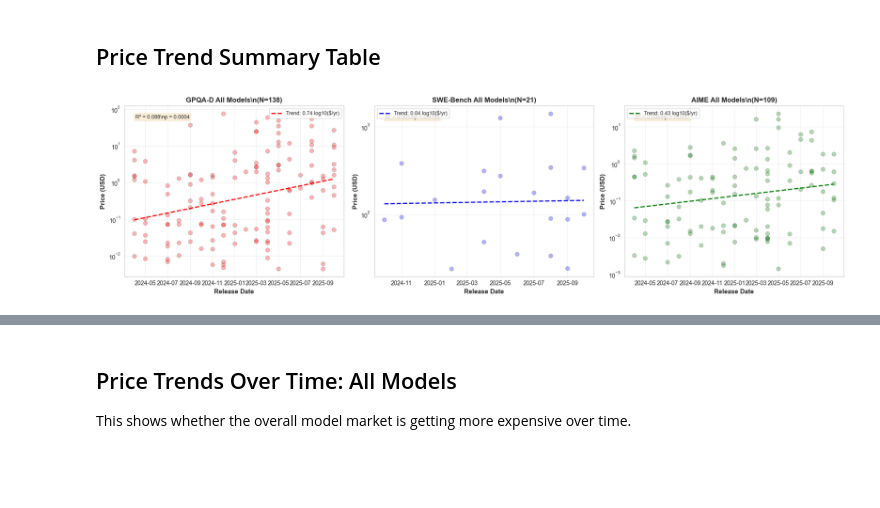
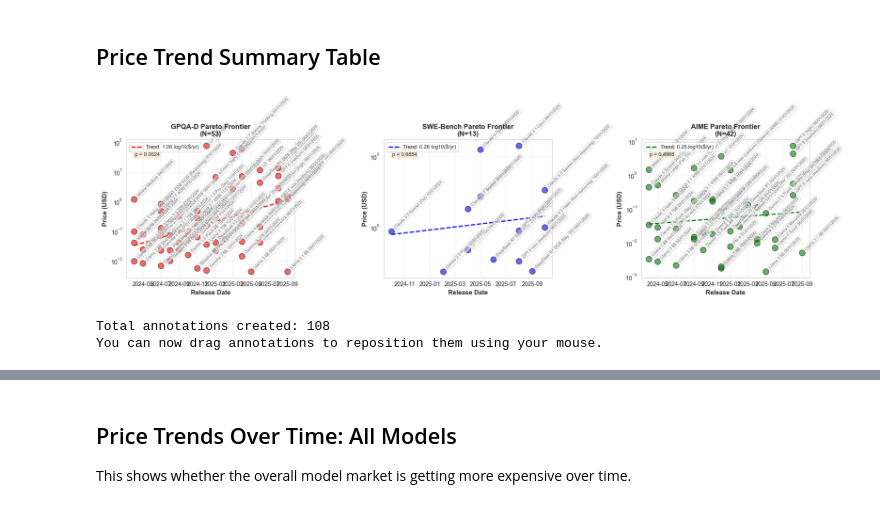
Before and after one commit to hansgundlach/Algorithmic_Progress_Inference, a Jupyter notebook: regress_benchmark_cost.ipynb, the cells around one changed output, grey strips where cells are left out. Drawn from its saved outputs; the diff is of its cells as text; code cells hidden in the pictures; blank space fills up the shorter version.

Commit message:
made axis for pareto analysis same

```diff
--- a/regress_benchmark_cost.ipynb
+++ b/regress_benchmark_cost.ipynb
@@ -231,18 +255,38 @@ AIME shows the flattest/lowest price increase, explaining why its time coefficie
 # %%
 fig, axes = plt.subplots(1, 3, figsize=(18, 5))
 
-benchmarks_all = [
-    ('GPQA-D', df_gpqa, 'red'),
-    ('SWE-Bench', df_swe, 'blue'),
-    ('AIME', df_aime, 'green')
+benchmarks = [
+    ('GPQA-D', df_gpqa_pareto, 'red'),
+    ('SWE-Bench', df_swe_pareto, 'blue'),
+    ('AIME', df_aime_pareto, 'green')
 ]
 
-for idx, (name, df, color) in enumerate(benchmarks_all):
+# Store annotations for later position extraction
+annotations_pareto = []
+
+for idx, (name, df, color) in enumerate(benchmarks):
     ax = axes[idx]
 
     # Scatter plot
-    ax.scatter(df['Release Date'], df['Price'], alpha=0.3, s=50,
-              color=color, edgecolors='black', linewidth=0.5)
+    ax.scatter(df['Release Date'], df['Price'], alpha=0.6, s=100,
+              color=color, edgecolors='black', linewidth=1)
+
+    # Add model name annotations (DRAGGABLE)
+    for _, row in df.iterrows():
+        annotation = ax.annotate(
+            row['Model'],
+            xy=(row['Release Date'], row['Price']),
+            xytext=(5, 5),  # Small offset in points
+            textcoords='offset points',
+            fontsize=7,
+            alpha=0.7,
+            rotation=45,
+            ha='left',
+            bbox=dict(boxstyle='round,pad=0.2', facecolor='white', alpha=0.6, edgecolor='gray', linewidth=0.5)
+        )
+        annotation.set_picker(True)
+        annotation.draggable(True)
+        annotations_pareto.append((idx, annotation, row['Model']))  # Store with subplot index
 
     # Fit regression line: log10(Price) ~ Years
     X = df['Years_Since_Start'].values.reshape(-1, 1)
@@ -253,34 +297,42 @@ for idx, (name, df, color) in enumerate(benchmarks_all):
     dates_range = pd.date_range(df['Release Date'].min(), df['Release Date'].max(), periods=100)
     years_range = (dates_range - df['Release Date'].min()).days / 365.25
     price_pred = 10 ** model.predict(years_range.values.reshape(-1, 1))
     ax.plot(dates_range, price_pred, '--', color=color, linewidth=2,
            label=f'Trend: {model.coef_[0]:.2f} log10($/yr)')
 
     # Calculate statistics
     r_squared = model.score(X, y)
     n = len(y)
     residuals = y - model.predict(X)
     mse = np.sum(residuals**2) / (n - 2)
     X_centered = X - np.mean(X)
     se = np.sqrt(mse / np.sum(X_centered**2))
     t_stat = model.coef_[0] / se
     p_value = 2 * (1 - stats.t.cdf(np.abs(t_stat), n - 2))
 
     ax.set_yscale('log')
     ax.set_xlabel('Release Date', fontsize=11, fontweight='bold')
     ax.set_ylabel('Price (USD)', fontsize=11, fontweight='bold')
-    ax.set_title(f'{name} All Models\\n(N={len(df)})', fontsize=12, fontweight='bold')
+    ax.set_title(f'{name} Pareto Frontier\n(N={len(df)})', fontsize=12, fontweight='bold')
     ax.legend(fontsize=9)
     ax.grid(True, alpha=0.3)
 
     # Add stats box
-    stats_text = f'R² = {r_squared:.3f}\\np = {p_value:.4f}'
+    stats_text = f'R² = {r_squared:.3f}\np = {p_value:.4f}'
     ax.text(0.05, 0.95, stats_text, transform=ax.transAxes,
            fontsize=9, verticalalignment='top',
            bbox=dict(boxstyle='round', facecolor='wheat', alpha=0.5))
 
 plt.tight_layout()
-plt.savefig('figures/price_trends_all.png', dpi=300, bbox_inches='tight')
+plt.savefig('figures/price_trends_pareto.png', dpi=300, bbox_inches='tight')
 plt.show()
+
+print(f"\nTotal annotations created: {len(annotations_pareto)}")
+print("You can now drag annotations to reposition them using your mouse.")
+%matplotlib inline
+
+plt.close('all')
 # %% [output]
-[figure, old version]
+[figure, new version]
+Total annotations created: 108
+You can now drag annotations to reposition them using your mouse.
```
Also changed, not shown: parts of 10 cells of this notebook, 16 other files.
